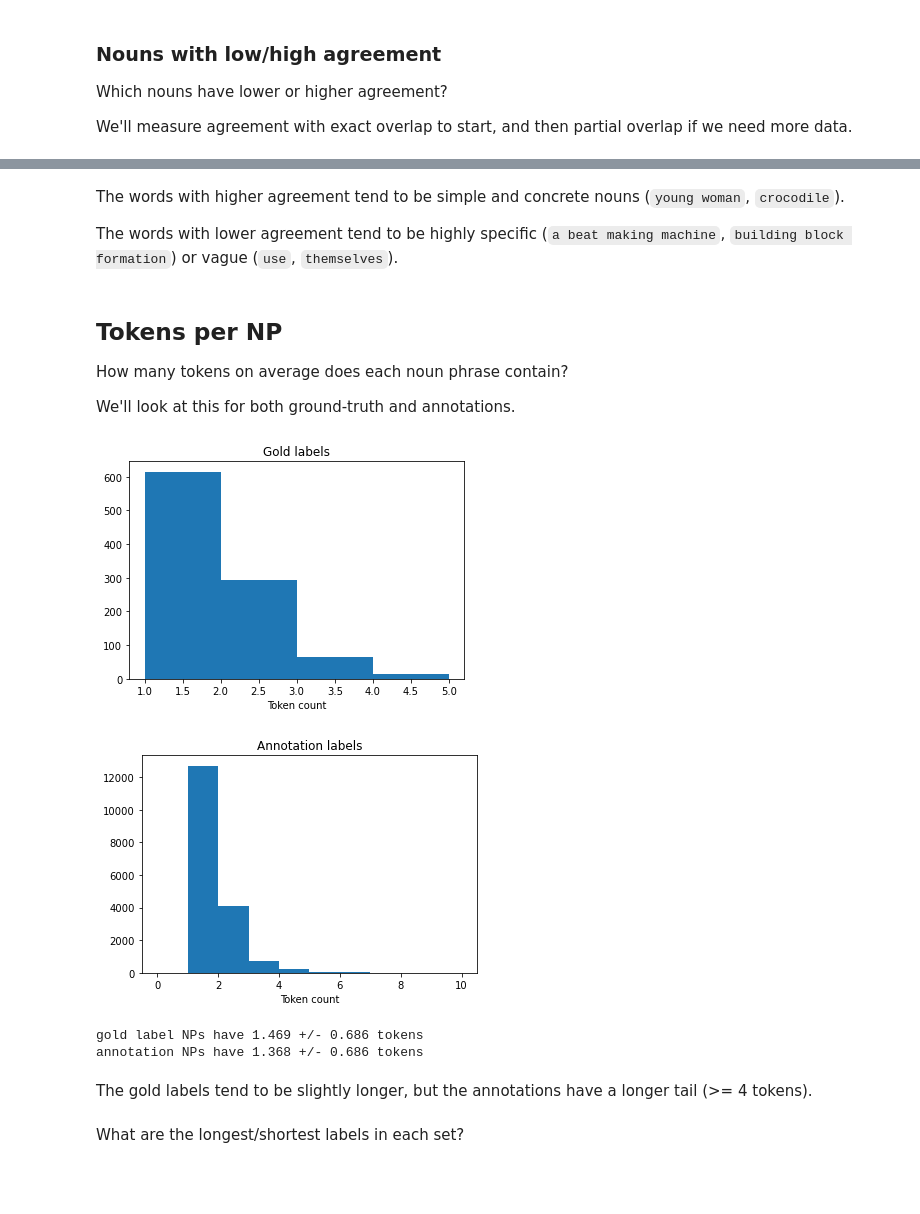
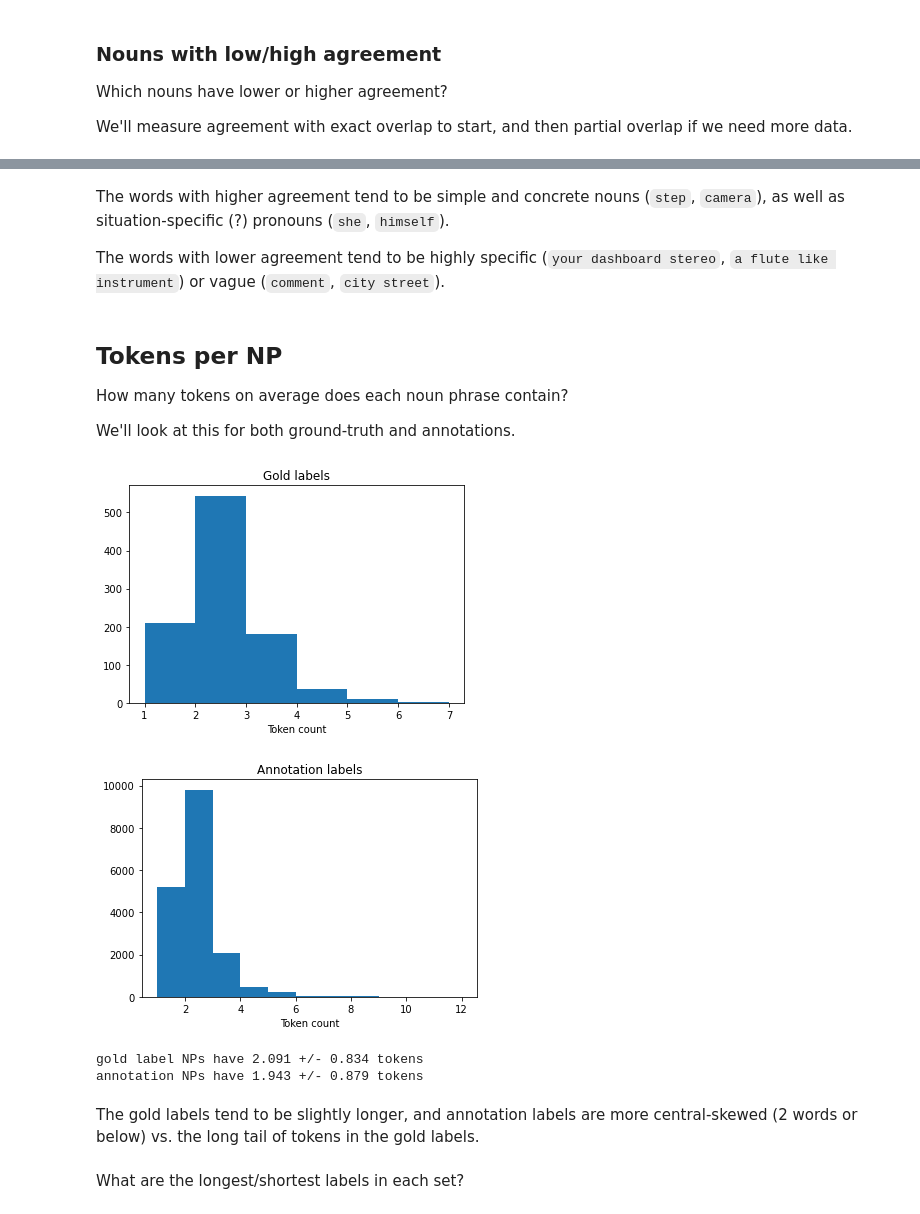
Before and after one commit to MichiganNLP/video-fill-in-the-blank, a Jupyter notebook: notebooks/compute_annotator_statistics.ipynb, the cells around one changed output, grey strips where cells are left out. Cells and saved outputs as stored; diff of their text form; code cells hidden in the pictures; blank space fills up the shorter version.

Commit message:
Revert "updated annotator statistics with clean tokenization/normalization"
This reverts commit 2288ce062a489ffc3bd53202580f4e76c7f70165.

```diff
--- a/notebooks/compute_annotator_statistics.ipynb
+++ b/notebooks/compute_annotator_statistics.ipynb
@@ -149,40 +138,48 @@ a press                     0.0
 dtype: float64
 # %% [markdown]
-The words with higher agreement tend to be simple and concrete nouns (`young woman`, `crocodile`).
+The words with higher agreement tend to be simple and concrete nouns (`step`, `camera`), as well as situation-specific (?) pronouns (`she`, `himself`).
 
-The words with lower agreement tend to be highly specific (`a beat making machine`, `building block formation`) or vague (`use`, `themselves`).
+The words with lower agreement tend to be highly specific (`your dashboard stereo`, `a flute like instrument`) or vague (`comment`, `city street`).
 # %% [markdown]
 ## Tokens per NP
 How many tokens on average does each noun phrase contain?
 
 We'll look at this for both ground-truth and annotations.
 # %%
+from nltk.tokenize import WordPunctTokenizer
 import numpy as np
-import sys
-if('..' not in sys.path):
-    sys.path.append('..')
-from lqam.core.metrics import normalize_answer, tokenize_answer_to_compute_metrics
-label_token_counts = list(map(lambda x: len(tokenize_answer_to_compute_metrics(normalize_answer(x))), valid_annotated_data_labels))
+tokenizer = WordPunctTokenizer()
+label_token_counts = list(map(lambda x: len(tokenizer.tokenize(x)), valid_annotated_data_labels))
 flat_annotation_labels = [z for x in valid_annotated_data for y in x['additional_answers'] for z in y]
-annotation_label_token_counts = [len(tokenize_answer_to_compute_metrics(normalize_answer(x))) for x in flat_annotation_labels]
+annotation_label_token_counts = [len(tokenizer.tokenize(x)) for x in flat_annotation_labels]
 ## show both distributions
-plt.hist(label_token_counts, bins=len(set(label_token_counts))-1)
+plt.hist(label_token_counts, bins=max(label_token_counts)-1)
 plt.xlabel('Token count')
 plt.title('Gold labels')
 plt.show()
-plt.hist(annotation_label_token_counts, bins=len(set(annotation_label_token_counts))-1)
+plt.hist(annotation_label_token_counts, bins=max(annotation_label_token_counts)-1)
 plt.xlabel('Token count')
 plt.title('Annotation labels')
 plt.show()
 print('gold label NPs have %.3f +/- %.3f tokens'%(np.mean(label_token_counts), np.std(label_token_counts)))
 print('annotation NPs have %.3f +/- %.3f tokens'%(np.mean(annotation_label_token_counts), np.std(annotation_label_token_counts)))
+## failed attempt to plot overlap (small bars)
+# import seaborn as sns
+# combined_token_counts = pd.DataFrame([
+#     label_token_counts + annotation_label_token_counts,
+#     ['gold',]*len(label_token_counts) + ['annotation',]*len(annotation_label_token_counts)
+# ], index=['token_count', 'label_type']).transpose()
+# sns.histplot(data=combined_token_counts, x='token_count',
+#              hue='label_type', stat='probability', common_norm=False,
+#              multiple='dodge')
+# plt.show()
 # %% [output]
-[figure, old version]
+[figure, new version]
-[figure, old version]
+[figure, new version]
-gold label NPs have 1.469 +/- 0.686 tokens
-annotation NPs have 1.368 +/- 0.686 tokens
+gold label NPs have 2.091 +/- 0.834 tokens
+annotation NPs have 1.943 +/- 0.879 tokens
 # %% [markdown]
-The gold labels tend to be slightly longer, but the annotations have a longer tail (>= 4 tokens).
+The gold labels tend to be slightly longer, and annotation labels are more central-skewed (2 words or below) vs. the long tail of tokens in the gold labels.
 # %% [markdown]
 What are the longest/shortest labels in each set?
 # %%
```
Also changed, not shown: parts of 10 cells of this notebook.
